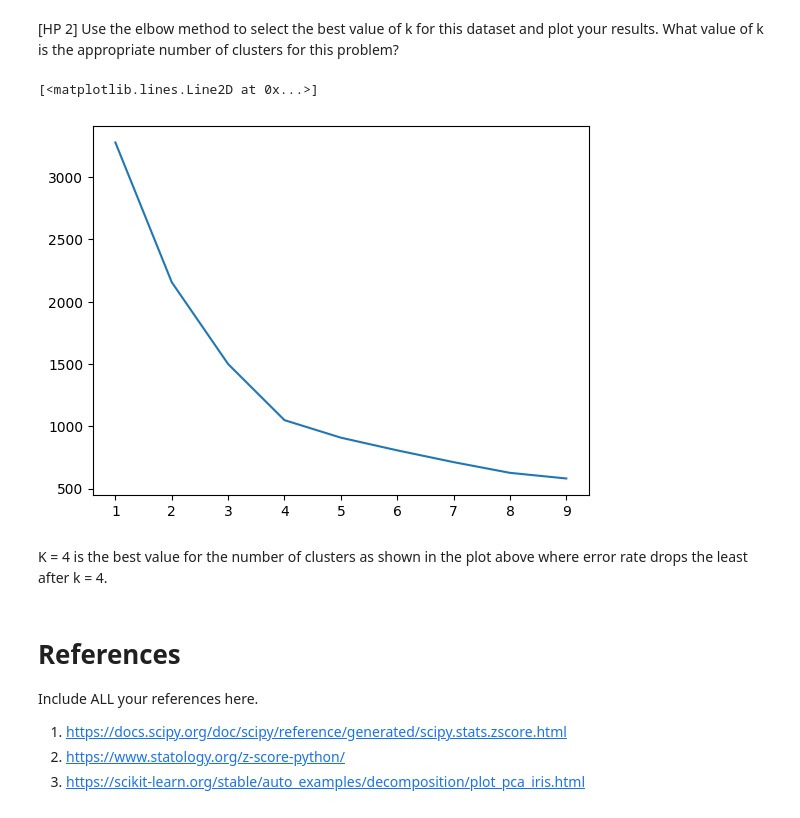
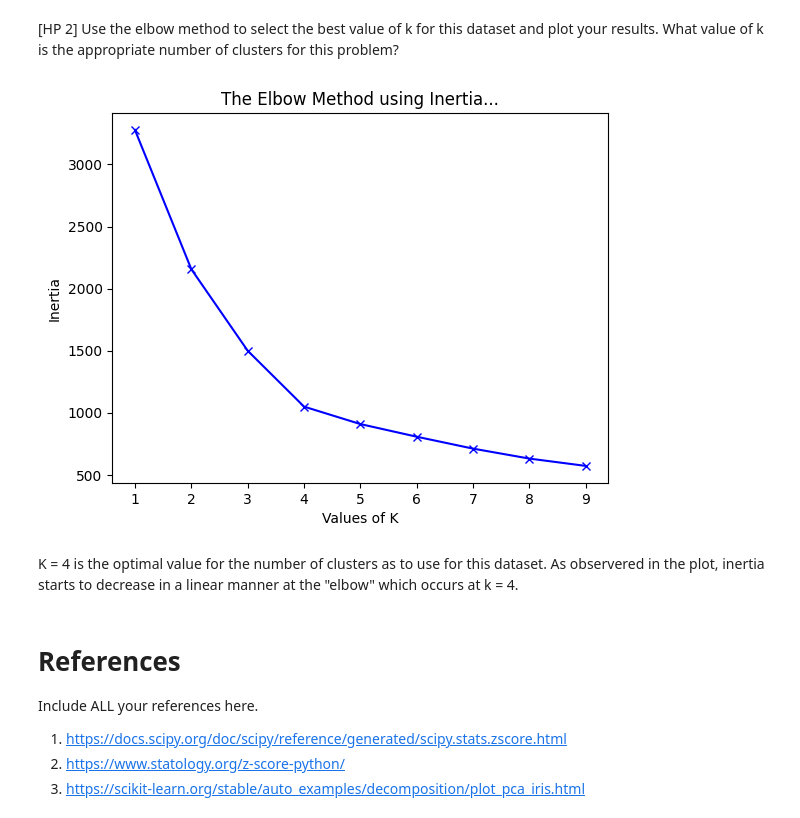
Before and after one commit to ankitajaswal/Cmpe255, a Jupyter notebook: HW2/Part2/HW 2 Part 2 - PCA and Clustering.ipynb, the cells around one changed output. Saved outputs shown, nothing was run; the diff lists cells and outputs as text; code cells hidden in the pictures.

```diff
--- a/HW2/Part2/HW 2 Part 2 - PCA and Clustering.ipynb
+++ b/HW2/Part2/HW 2 Part 2 - PCA and Clustering.ipynb
@@ -324,21 +324,24 @@ plt.show()
 # Your code for HP2 goes here
 # Feel free to add cells below this for HP2
 # %%
-errors = []
-ks = []
+inertias = []
+K = []
 for k in range(1,10):
   km = KMeans(n_clusters=k)
   pred = km.fit_predict(clean_df)
-  error = km.inertia_
-  ks.append(k)
-  errors.append(error)
+  inertia = km.inertia_
+  K.append(k)
+  inertias.append(inertia)
 
-plt.plot(ks, errors)
+plt.plot(K, inertias, 'bx-')
+plt.xlabel('Values of K')
+plt.ylabel('Inertia')
+plt.title('The Elbow Method using Inertia...')
+plt.show()
 # %% [output]
-[<matplotlib.lines.Line2D at 0x...>]
-[figure, old version]
+[figure, new version]
 # %% [markdown]
-K = 4 is the best value for the number of clusters as shown in the plot above where error rate drops the least after k = 4.
+K = 4 is the optimal value for the number of clusters as to use for this dataset. As observered in the plot, inertia starts to decrease in a linear manner at the "elbow" which occurs at k = 4.
 # %% [markdown]
 # References
 Include ALL your references here.
```
